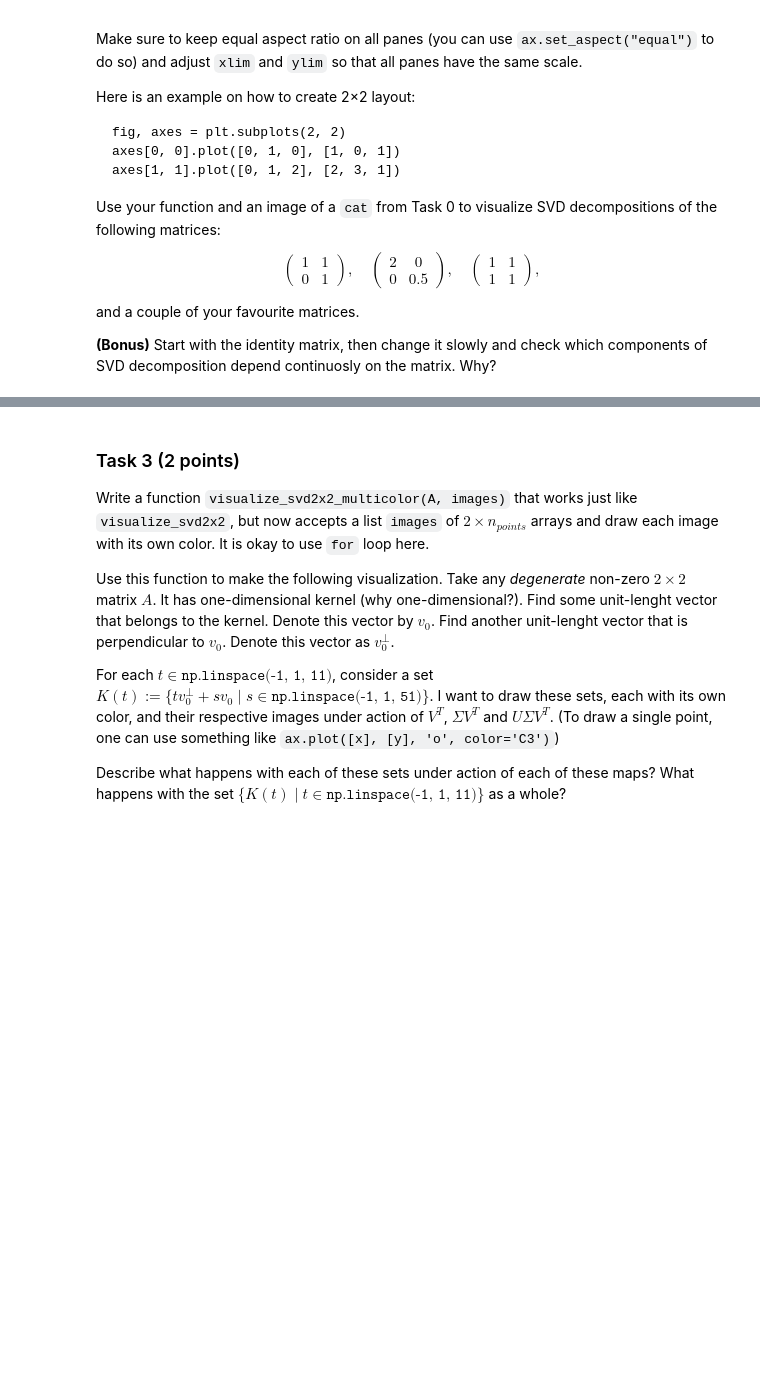
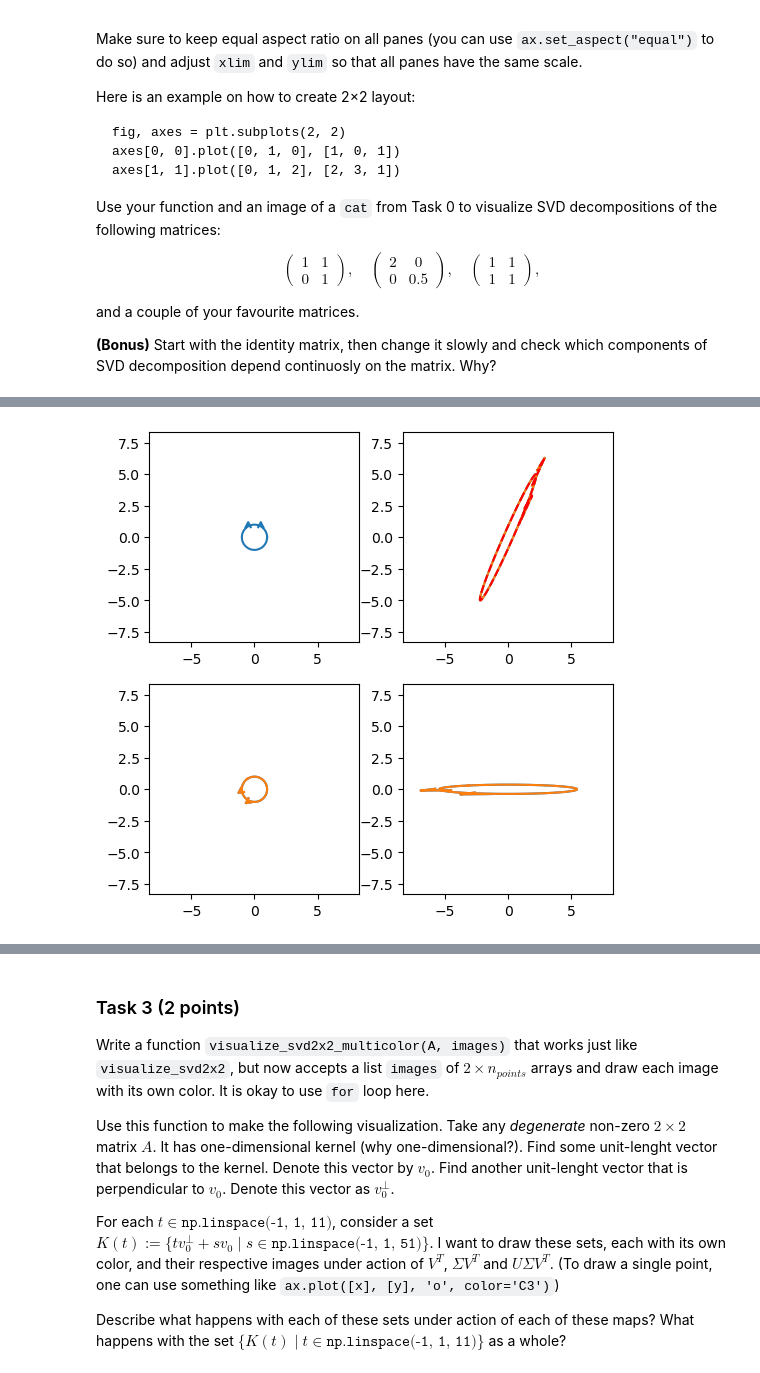
Before and after one commit to ischurov/scientific-computing-2024, a Jupyter notebook: assignments/assignment05.ipynb, the cells around one changed output, grey strips where cells are left out. Cells and saved outputs as stored; diff of their text form; code cells hidden in the pictures; blank space fills up the shorter version.

```diff
--- a/assignments/assignment05.ipynb
+++ b/assignments/assignment05.ipynb
@@ -68,0 +131,4 @@ visualize_svd2x2(np.array([[1, 1], [1, 1]]), cat)
+# %%
+visualize_svd2x2(np.array([[1, 2], [3, 4]]), cat)
+# %% [output]
+[figure, added]
```
Also changed, not shown: parts of 20 cells of this notebook.
